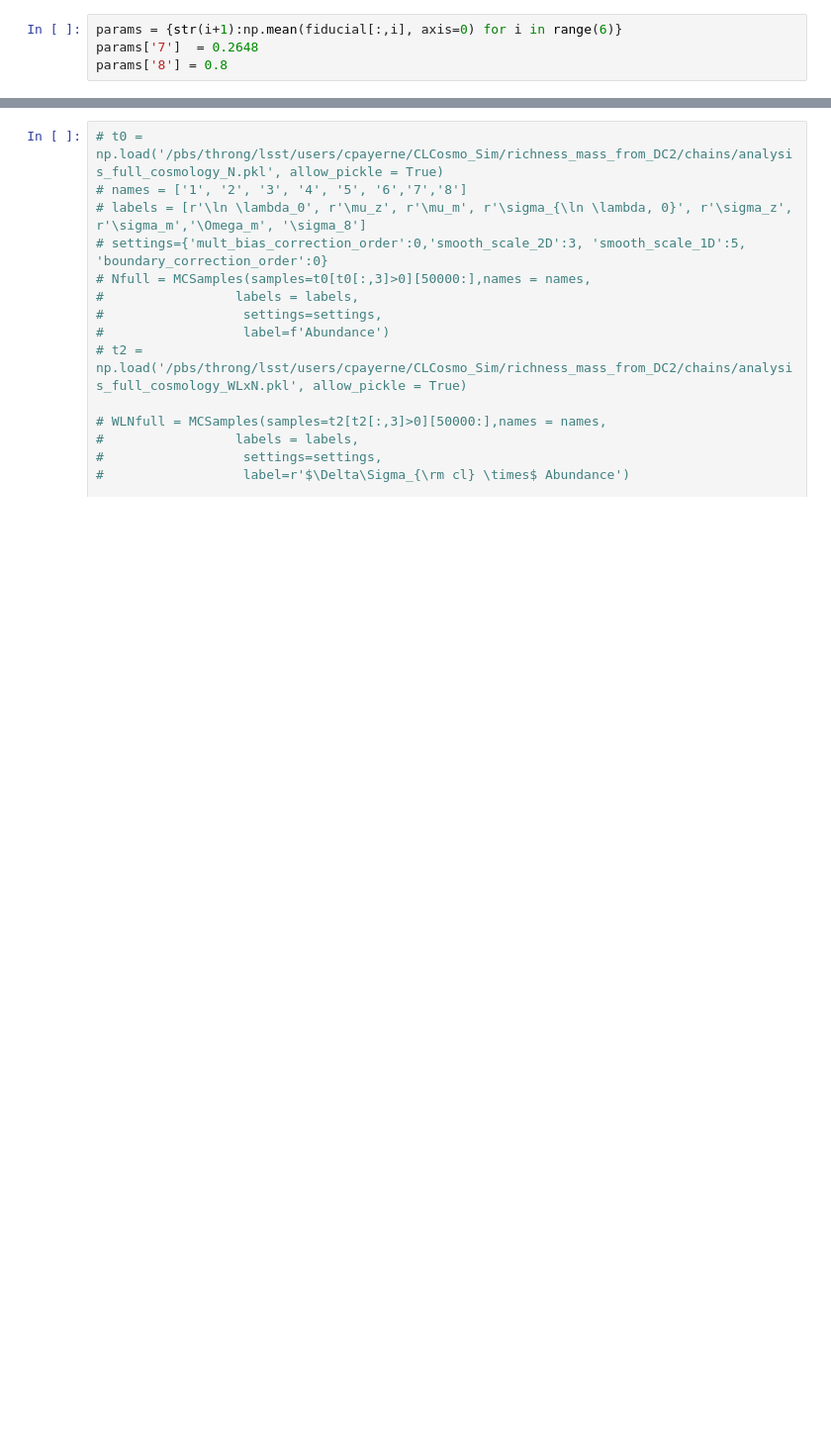
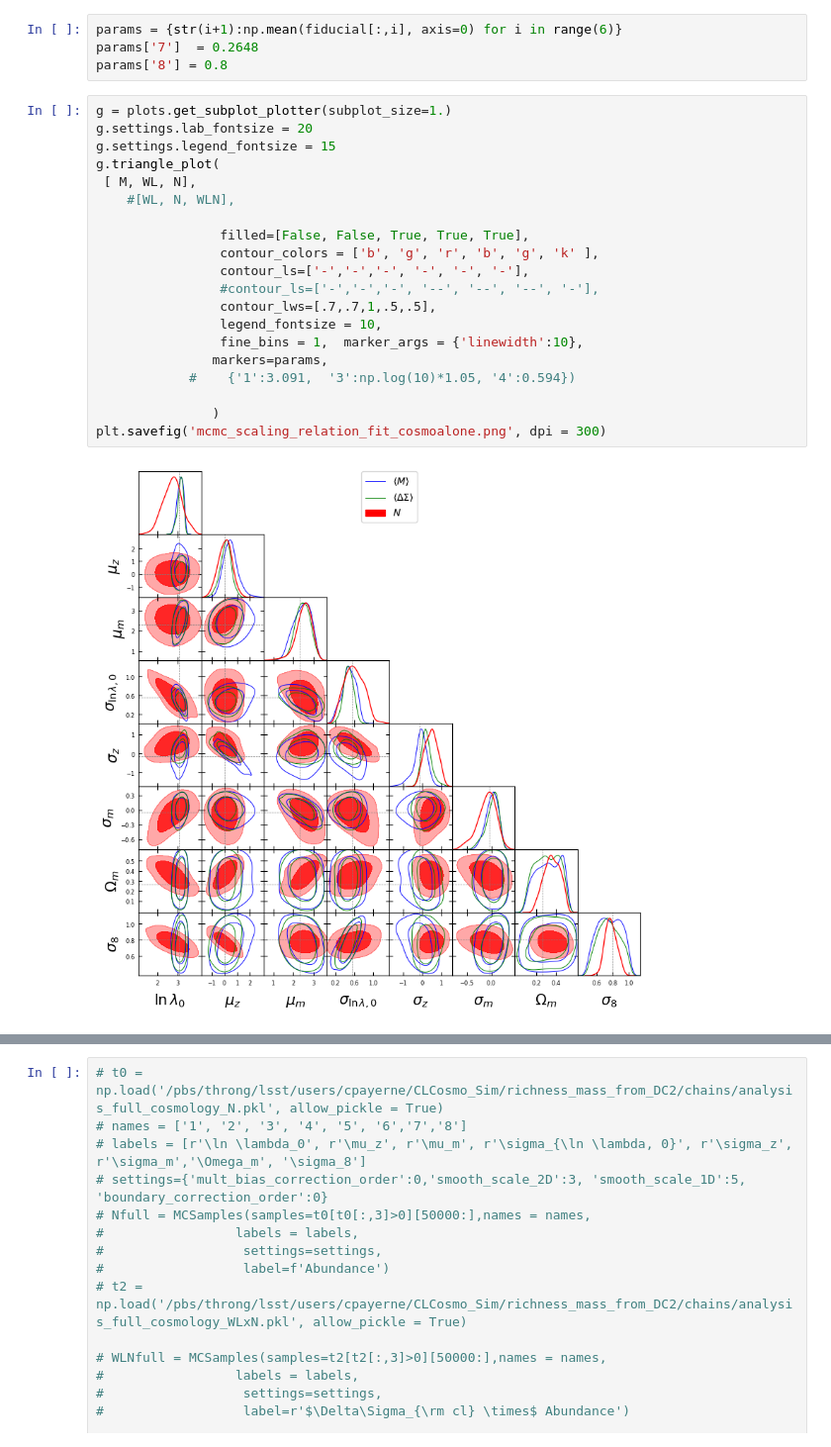
Before and after one commit to LSSTDESC/CLCosmo_Sim, a Jupyter notebook: richness_mass_from_DC2/plots/see_mcmc_manuscript.ipynb, the cells around one changed output, grey strips where cells are left out. Shown at 99% size. Cells and saved outputs as stored; diff of their text form; blank space fills up the shorter version.

```diff
--- a/richness_mass_from_DC2/plots/see_mcmc_manuscript.ipynb
+++ b/richness_mass_from_DC2/plots/see_mcmc_manuscript.ipynb
@@ -160,3 +160,25 @@ Removed no burn in
 params = {str(i+1):np.mean(fiducial[:,i], axis=0) for i in range(6)}
 params['7']  = 0.2648
 params['8'] = 0.8
+# %%
+g = plots.get_subplot_plotter(subplot_size=1.)
+g.settings.lab_fontsize = 20
+g.settings.legend_fontsize = 15
+g.triangle_plot(
+ [ M, WL, N],
+    #[WL, N, WLN],
+
+                filled=[False, False, True, True, True],
+                contour_colors = ['b', 'g', 'r', 'b', 'g', 'k' ],
+                contour_ls=['-','-','-', '-', '-', '-'],
+                #contour_ls=['-','-','-', '--', '--', '--', '-'],
+                contour_lws=[.7,.7,1,.5,.5],
+                legend_fontsize = 10,
+                fine_bins = 1,  marker_args = {'linewidth':10},
+               markers=params,
+            #    {'1':3.091,  '3':np.log(10)*1.05, '4':0.594})
+
+               )
+plt.savefig('mcmc_scaling_relation_fit_cosmoalone.png', dpi = 300)
+# %% [output]
+[figure, added]
```
Also changed, not shown: parts of 5 cells of this notebook, 14 other files.
